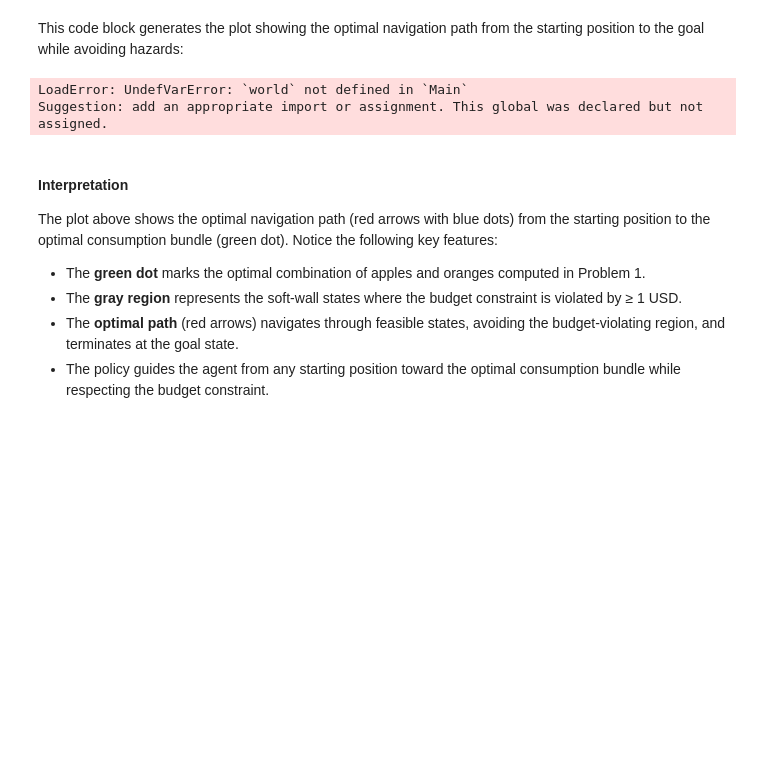
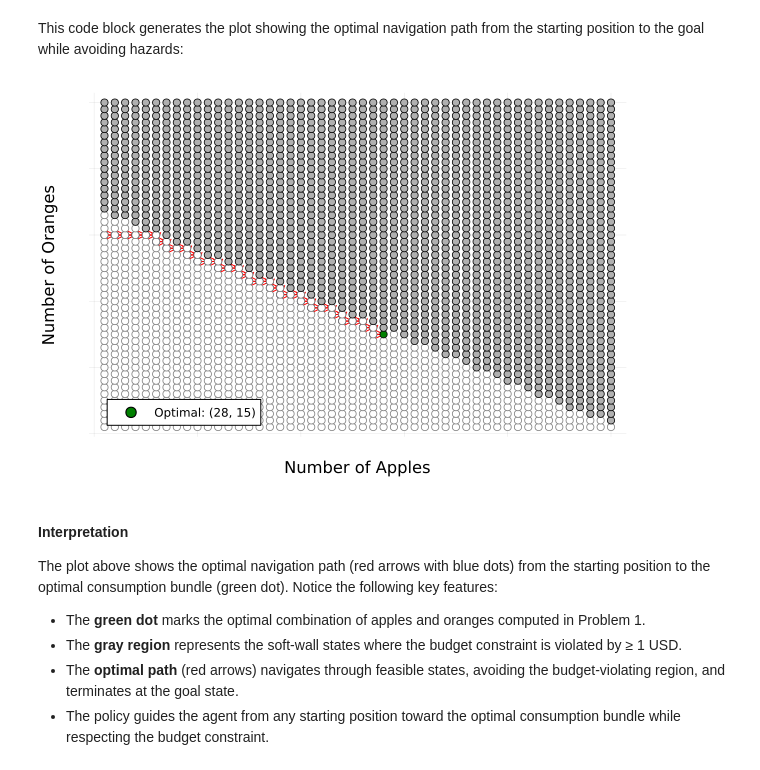
Before and after one commit to CHEME-4800-5800-Cornell-Fall-2025/ps5-cheme-5800-f25-kubaszulejko, a Jupyter notebook: PS5-CHEME-5800-Student-Notebook-Fall-2025.ipynb, the cells around one changed output. Saved outputs shown, nothing was run; the diff lists cells and outputs as text; code cells hidden in the pictures; blank space fills up the shorter version.

```diff
--- a/PS5-CHEME-5800-Student-Notebook-Fall-2025.ipynb
+++ b/PS5-CHEME-5800-Student-Notebook-Fall-2025.ipynb
@@ -127,10 +153,10 @@ First, let's set up the data for the apples and oranges world, i.e., set up the
 
 Update any missing values:
 # %%
-number_of_rows = nothing # TODO: set the number of rows in the grid
-number_of_cols = nothing # TODO: set the number of columns in the grid
-nactions = nothing; # TODO: set the number of actions available to the agent (up, down, left, right)
-nstates = nothing; # TODO: set this value: this is the dimension of the state space
+number_of_rows = 50
+number_of_cols = 50
+nactions = 4
+nstates = prod((number_of_rows, number_of_cols))
 𝒮 = range(1,stop=nstates,step=1) |> collect; # we number the states from 1 to nstates
 𝒜 = range(1,stop=nactions,step=1) |> collect; # we number the actions from 1 to nactions
 γ = 0.95; # set the discount factor
@@ -196,6 +211,7 @@ R, soft_wall_set = let
     R = zeros(nstates, nactions);
     fill!(R, 0.0)
     off_grid_penalty = -50000.0; # this is the penalty for going off the grid
+    softwall_penalty = -1000.0; # this is the penalty for hitting a soft wall
 
     for s ∈ 𝒮
         for a ∈ 𝒜
@@ -204,7 +220,15 @@ R, soft_wall_set = let
             current_position = world.coordinates[s]
             new_position =  current_position .+ Δ
 
-            # TODO: You need to complete the implementation of R matrix here
+            if (haskey(world.states, new_position) == true)
+                if (haskey(rewards, new_position) == true)
+                    R[s,a] = rewards[new_position];
+                else
+                    R[s,a] = U(new_position, α);
+                end
+            else
+                R[s,a] = off_grid_penalty; # we are off the grid, big negative penalty
+            end
         end
     end
 
@@ -215,9 +239,11 @@ R, soft_wall_set = let
         # get the position -
         current_position = world.coordinates[s]
 
-        # TODO: current_position violate the budget? (with a 1 USD grace)?
-        # TODO: Hint: think about this like a penalty function
-        # if yes, store this position in the soft_wall_set
+        # does this position violate the budget?
+        budget_violation = max(0.0, c[1]*current_position[1]+c[2]*current_position[2] - total_budget)
+        if (budget_violation ≥ 1.0)
+            push!(soft_wall_set, current_position)
+        end
     end
 
     for s ∈ 𝒮
@@ -227,7 +253,7 @@ R, soft_wall_set = let
             new_position =  current_position .+ Δ
 
             if (in(new_position, soft_wall_set) == true)
-                R[s,a] = -1000.0
+                R[s,a] = softwall_penalty; # penalty for hitting a soft wall
             end
         end
     end
@@ -324,7 +341,8 @@ solution = let
     value_iteration_model = MyValueIterationModel(k_max); # takes k_max as argument
 
     # TODO: Call the mysolve(...) function to solve the MDP
-    throw(ErrorException("Ooooops! You need to call the mysolve(...) function here!"));
+    #throw(ErrorException("Ooooops! You need to call the mysolve(...) function here!"));
+    solution = mysolve(value_iteration_model, m, ϵ=ϵ)
 
     # solution -
     solution
@@ -384,38 +429,45 @@ let
         Δ = world.moves[a];
         new_position =  current_position .+ Δ
         scatter!([current_position[1]],[current_position[2]], label="", showaxis=:false, msc=:black, c=:blue)
-        plot!([current_position[1], new_position[1]],[current_position[2], new_position[2]], label="", arrow=true, lw=1, c=:red)
+
+        # Check if new_position is valid before plotting
+        if haskey(world.states, new_position)
+            plot!([current_position[1], new_position[1]],[current_position[2], new_position[2]], label="", arrow=true, lw=1, c=:red)
+        else
+            plot!([current_position[1], current_position[1]],[current_position[2], current_position[2]], label="", arrow=true, lw=1, c=:red)
+        end
 
         if (in(new_position, absorbing_state_set) == true || in(new_position, visited_sites) == true)
             hit_absorbing_state = true;
-        else
+        elseif haskey(world.states, new_position)
             s = world.states[new_position];
             push!(visited_sites, new_position);
+        else
+            hit_absorbing_state = true;
         end
     end
 
     # draw the grid -
     for s ∈ 𝒮
         current_position = world.coordinates[s]
         a = my_π[s];
         Δ = world.moves[a];
         new_position =  current_position .+ Δ
 
         if (haskey(rewards, current_position) == true && rewards[current_position] == my_objective_value)
             scatter!([current_position[1]],[current_position[2]], label="Optimal: $(current_position)", c=:green, ms=4, legend=:bottomleft)
         elseif (in(current_position, soft_wall_set) == true)
             scatter!([current_position[1]],[current_position[2]], label="", showaxis=:false, c=:gray69, ms=4)
         else
             scatter!([current_position[1]],[current_position[2]], label="", showaxis=:false, msc=:gray50, c=:white)
         end
     end
     xlabel!("Number of Apples",fontsize=18)
     ylabel!("Number of Oranges",fontsize=18)
     current()
 end
 # %% [output]
-LoadError: UndefVarError: `world` not defined in `Main`
-Suggestion: add an appropriate import or assignment. This global was declared but not assigned.
+[figure, added]
 # %% [markdown]
 #### Interpretation
 The plot above shows the optimal navigation path (red arrows with blue dots) from the starting position to the optimal consumption bundle (green dot). Notice the following key features:
```
Also changed, not shown: parts of 24 cells of this notebook.
